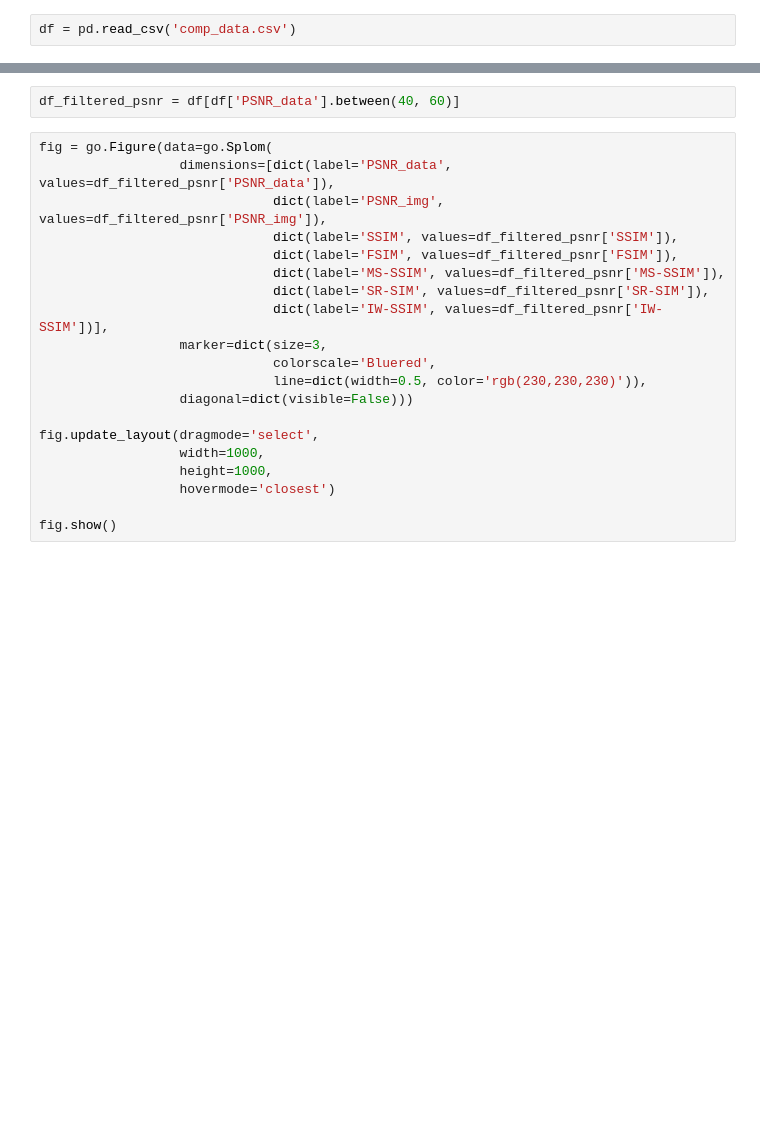
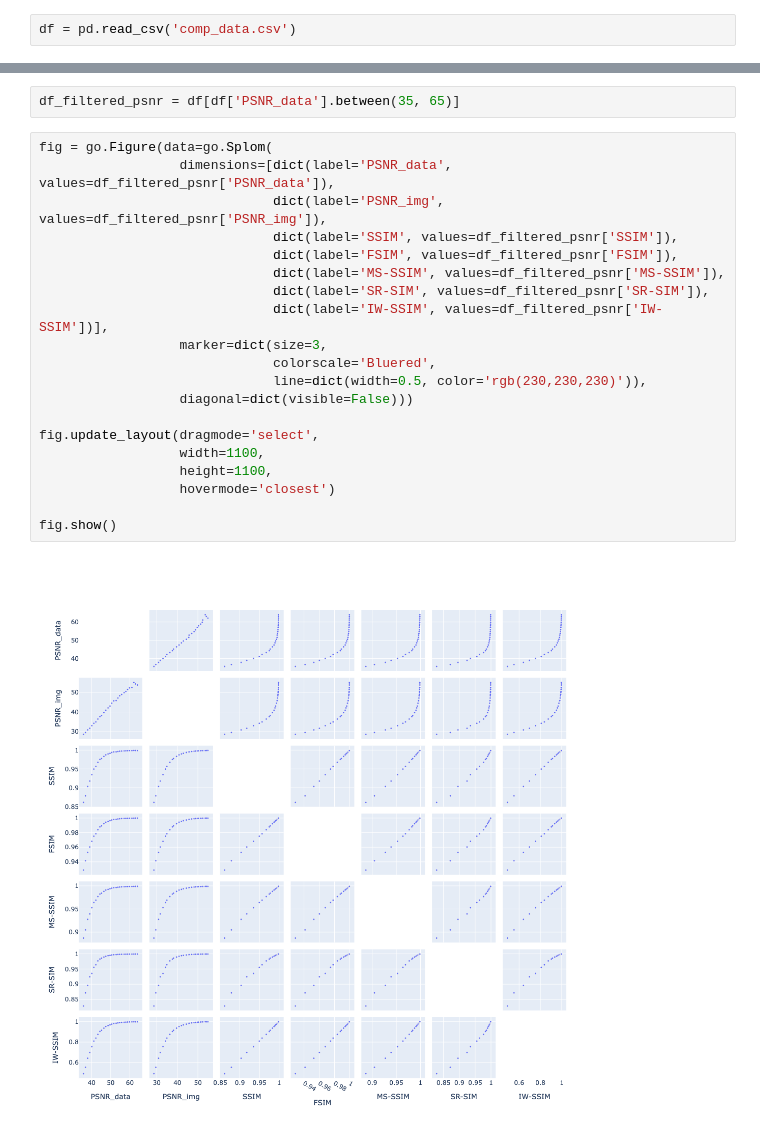
Before and after one commit to lanl/libra, a Jupyter notebook: workspace/scatter_plot.ipynb, the cells around one changed output, grey strips where cells are left out. Saved outputs shown, nothing was run; the diff lists cells and outputs as text; blank space fills up the shorter version.

```diff
--- a/workspace/scatter_plot.ipynb
+++ b/workspace/scatter_plot.ipynb
@@ -11,22 +21,24 @@ sns.pairplot(df)
 # %%
-df_filtered_psnr = df[df['PSNR_data'].between(40, 60)]
+df_filtered_psnr = df[df['PSNR_data'].between(35, 65)]
 # %%
 fig = go.Figure(data=go.Splom(
                   dimensions=[dict(label='PSNR_data', values=df_filtered_psnr['PSNR_data']),
                               dict(label='PSNR_img', values=df_filtered_psnr['PSNR_img']),
                               dict(label='SSIM', values=df_filtered_psnr['SSIM']),
                               dict(label='FSIM', values=df_filtered_psnr['FSIM']),
                               dict(label='MS-SSIM', values=df_filtered_psnr['MS-SSIM']),
                               dict(label='SR-SIM', values=df_filtered_psnr['SR-SIM']),
                               dict(label='IW-SSIM', values=df_filtered_psnr['IW-SSIM'])],
                   marker=dict(size=3,
                               colorscale='Bluered',
                               line=dict(width=0.5, color='rgb(230,230,230)')),
                   diagonal=dict(visible=False)))
 
 fig.update_layout(dragmode='select',
-                  width=1000,
-                  height=1000,
+                  width=1100,
+                  height=1100,
                   hovermode='closest')
 
 fig.show()
+# %% [output]
+[figure, added]
```
Also changed, not shown: parts of 2 cells of this notebook, 25 other files.
